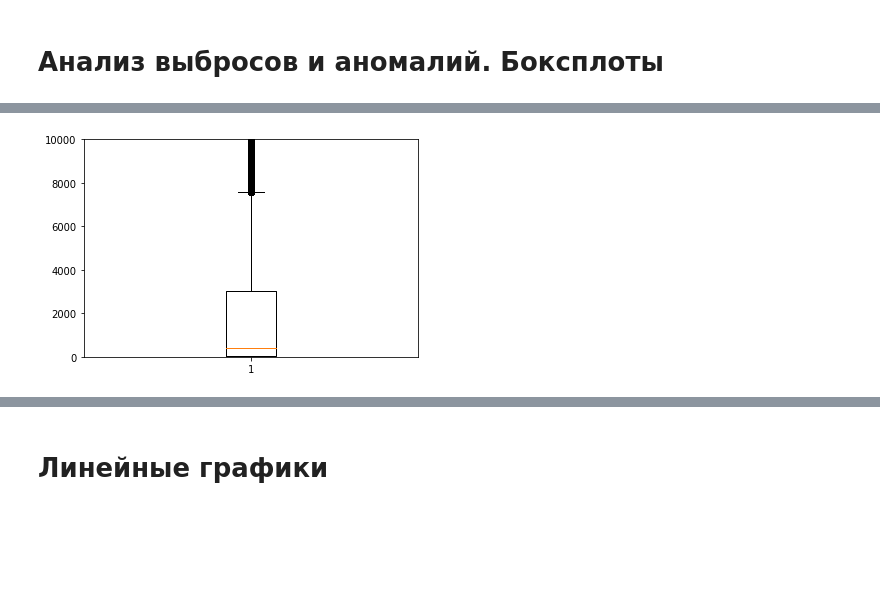
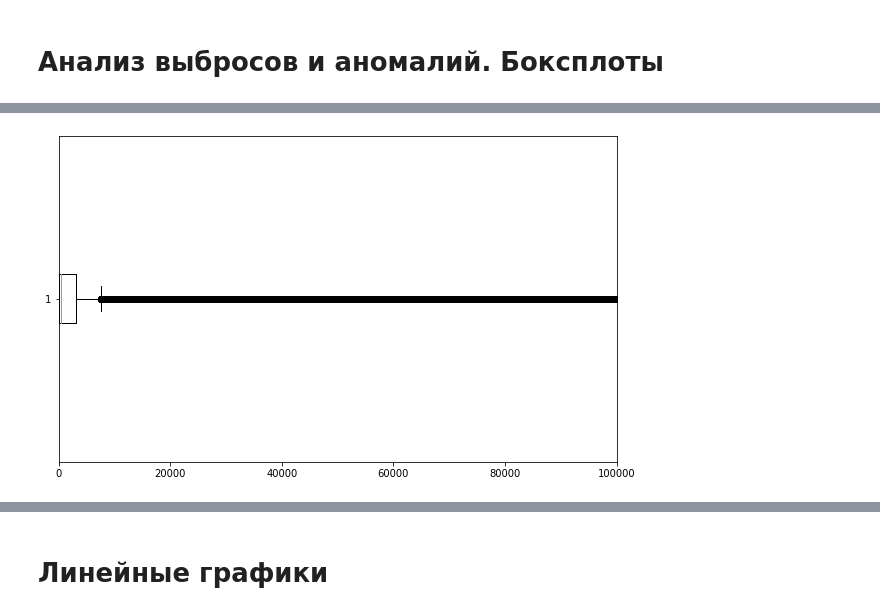
Before and after one commit to anton-solovev/misis_DA_lessons, a Jupyter notebook: lessons/Datacamp_day№2.ipynb, the cells around one changed output, grey strips where cells are left out. Drawn from its saved outputs; the diff is of its cells as text; code cells hidden in the pictures; blank space fills up the shorter version.

```diff
--- a/lessons/Datacamp_day№2.ipynb
+++ b/lessons/Datacamp_day№2.ipynb
@@ -358,9 +454,10 @@ confidence_interval
 # %%
-plt.boxplot(kickstarter['usd pledged'])
-plt.ylim((0,10000))
+plt.figure(figsize=(10,6))
+plt.boxplot(kickstarter['usd pledged'],vert=False)
+plt.xlim((0,100000))
 plt.show()
 # %% [output]
-[figure, old version]
+[figure, new version]
 # %%
 def  burst(data, column): # функция расчета границ усов ящика с усами
     iqr = data[column].quantile(0.75) - data[column].quantile(0.25)
```
Also changed, not shown: parts of 74 cells of this notebook.
